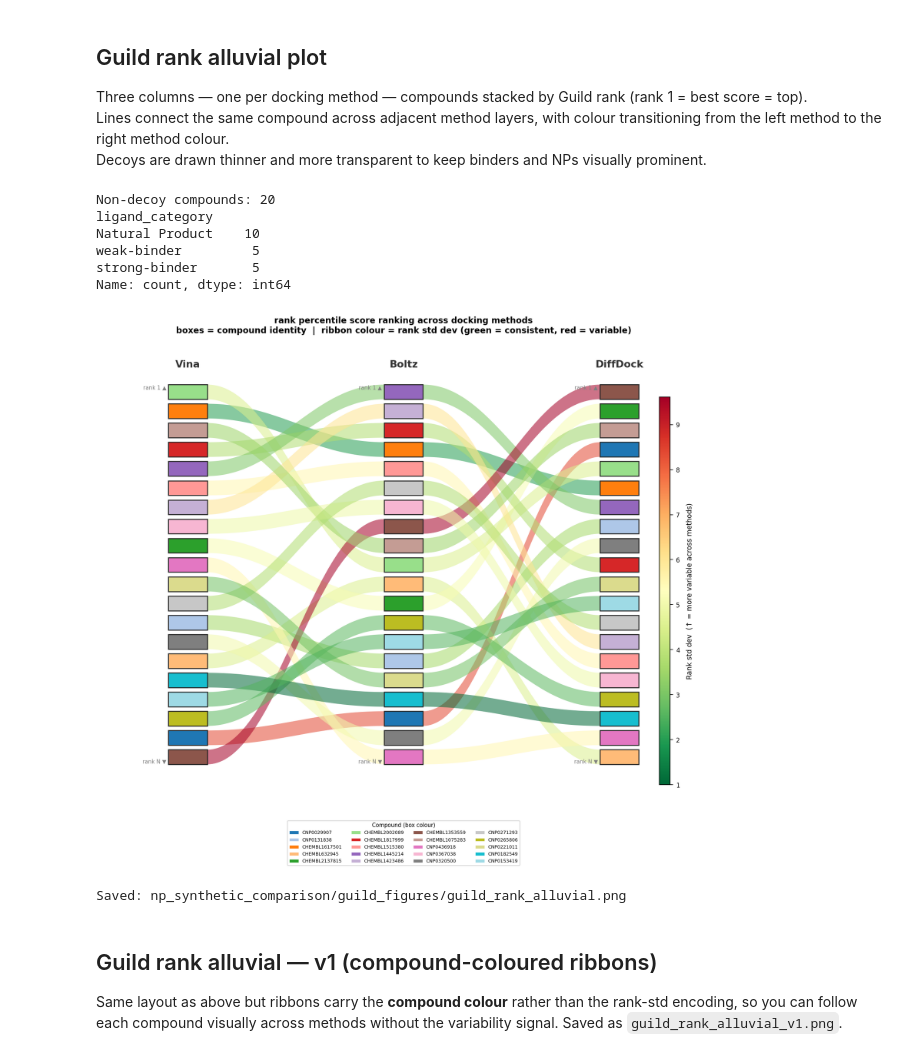
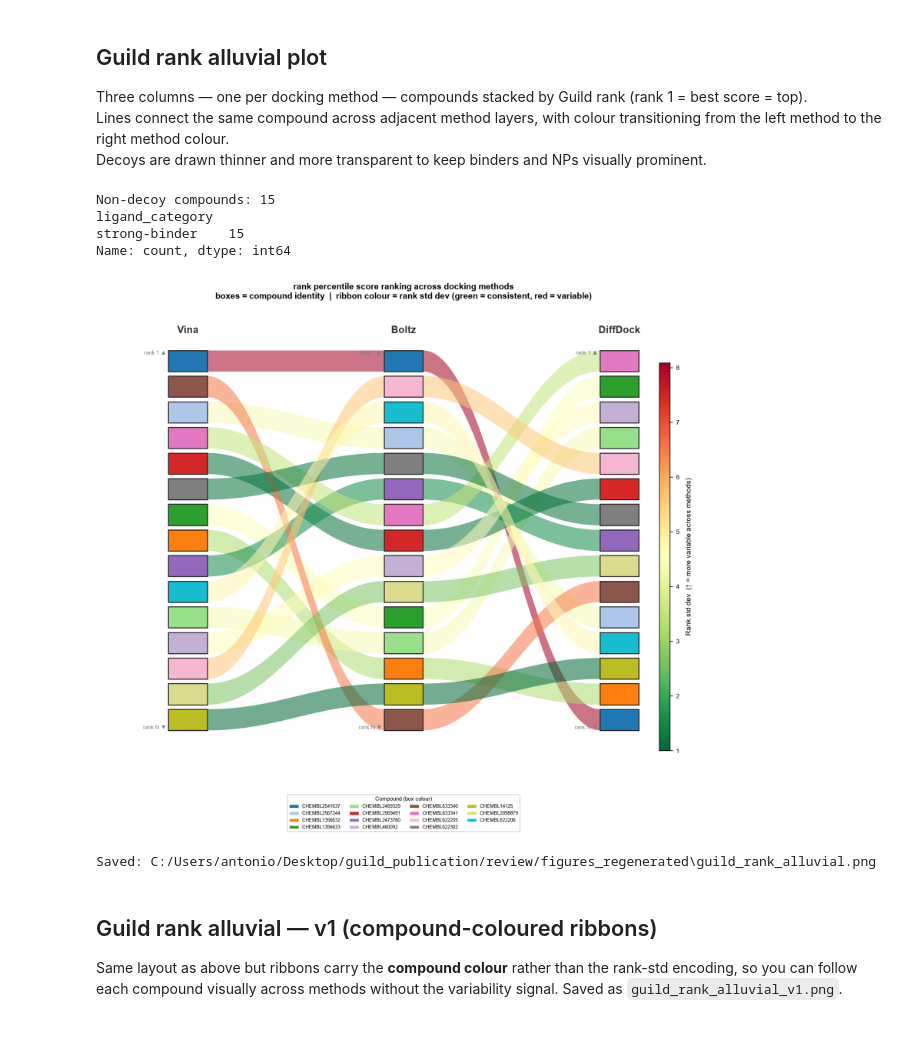
Before and after one commit to enveda/guild, a Jupyter notebook: notebooks/analysis/score_distribution.ipynb, the cells around one changed output. Drawn from its saved outputs; the diff is of its cells as text; code cells hidden in the pictures.

```diff
--- a/notebooks/analysis/score_distribution.ipynb
+++ b/notebooks/analysis/score_distribution.ipynb
@@ -44,7 +49,9 @@ from guild.tools.scores import compute_rank_percentile_scores, is_physical_score
 # notebooks/analysis/reviewer_response/reproduce_response_analyses.py.
 DATA_DIR  = Path(os.environ.get("GUILD_FIGURES_DATA_DIR", "data"))
 DATA_FILE = DATA_DIR / "guild_scores.txt"
-OUT_DIR   = "np_synthetic_comparison/guild_figures"
+# Mirrors DATA_DIR above: override with GUILD_FIGURES_OUT_DIR so a real render can be
+# written somewhere durable instead of this scratch default.
+OUT_DIR   = os.environ.get("GUILD_FIGURES_OUT_DIR", "np_synthetic_comparison/guild_figures")
 os.makedirs(OUT_DIR, exist_ok=True)
 
 df = pd.read_csv(DATA_FILE, sep="\t")
@@ -200,7 +228,7 @@ from kde_helpers import kde_curve, kde_curve_bounded
 from matplotlib.patches import Patch
 
 N_GRID = 300
-COL_TITLES = ["Raw docking score", "Rank percentile"]
+COL_TITLES = ["Raw docking score", "Rank percentile (higher = better)"]
 PANEL_LABELS = ["A)", "B)", "C)", "D)", "E)"]   # one per row (pose source)
 N_ROWS = len(METHOD_SPECS)
 
@@ -255,6 +283,15 @@ for row_idx, spec in enumerate(METHOD_SPECS):
             kde_comp  = kde_curve(non_decoy_vals, x_grid)
             kde_decoy = kde_curve(decoy_vals, x_grid)
         else:
+            # Displayed as 1 - rp, so higher reads as better -- the stored rp_* column
+            # is 0 = best throughout guild (see notebooks/analysis/README.md). Matches
+            # the inversion score_comparison.ipynb applies for Figure 3 and
+            # build_rank_percentile_schematic.py applies for the Supp. Text 3 schematic,
+            # so a reader sees one convention across all three figures, not the
+            # contradiction of a "rank percentile" axis paired with a stored 0 = best
+            # value (the confusion behind the Supp. Text 6 discrepancy).
+            decoy_vals = 1 - decoy_vals
+            non_decoy_vals = 1 - non_decoy_vals
             x_grid = rp_x_grid
             kde_comp  = kde_curve_bounded(non_decoy_vals, x_grid)
             kde_decoy = kde_curve_bounded(decoy_vals, x_grid)
@@ -369,7 +406,7 @@ for row_idx, spec in enumerate(METHOD_SPECS):
             if col_idx == 0:
                 ax.set_xlabel("Raw docking score", labelpad=3)
             else:
-                ax.set_xlabel("Rank percentile", labelpad=3)
+                ax.set_xlabel("Rank percentile (higher = better)", labelpad=3)
         else:
             ax.tick_params(axis="x", labelbottom=False)
             ax.set_xlabel("")
@@ -430,10 +484,16 @@ import matplotlib.colors as mcolors
 import matplotlib.patches as mpatches
 
 # ── Setup ─────────────────────────────────────────────────────────────────────
+# Current-generation rank-percentile column names (rp_*), not the guild_* names this
+# cell used to hardcode -- those never existed in the 3-target rerun (see
+# notebooks/analysis/README.md's naming-generations table), which is why this cell used
+# to fail partway through a top-to-bottom run. Each is that pose source's own
+# rank-percentile column (not the Vina-rescore vote Figure 2 and Step 4 of the schematic
+# use), matching what this alluvial plot originally compared.
 GUILD_COLS = [
-    ("Vina",     "guild_vina_score"),
-    ("Boltz",    "guild_boltz_score"),
-    ("DiffDock", "guild_diffdock_score"),
+    ("Vina",     "rp_vina_score"),
+    ("Boltz",    "rp_boltz_score"),
+    ("DiffDock", "rp_diffdock_score"),
 ]
 N_METHODS   = len(GUILD_COLS)
 X_POSITIONS = np.array([0.0, 1.0, 2.0])
@@ -561,39 +621,37 @@ cbar_ax = fig.add_axes([0.92, 0.15, 0.018, 0.70])
 cbar    = fig.colorbar(sm, cax=cbar_ax)
 cbar.set_label("Rank std dev  (↑ = more variable across methods)", fontsize=9, labelpad=8)
 cbar.ax.tick_params(labelsize=8)
 
 # ── Compound legend ───────────────────────────────────────────────────────────
 handles = [
     mpatches.Patch(facecolor=compound_colors[row["ligand_id"]],
                    edgecolor="white", linewidth=0.3,
                    label=row["ligand_id"])
     for _, row in non_decoy.iterrows()
 ]
 ax.legend(
     handles=handles, title="Compound (box colour)", fontsize=6, title_fontsize=7,
     loc="lower center", ncol=4, frameon=True,
     bbox_to_anchor=(0.5, -0.18),
 )
 
 ax.set_title(
     "rank percentile score ranking across docking methods\n"
     "boxes = compound identity  |  ribbon colour = rank std dev (green = consistent, red = variable)",
     fontsize=11, fontweight="bold", pad=8,
 )
 
 out = os.path.join(OUT_DIR, "guild_rank_alluvial.png")
 fig.savefig(out, dpi=600, bbox_inches="tight")
 plt.show()
 print(f"Saved: {out}")
 # %% [output]
-Non-decoy compounds: 20
+Non-decoy compounds: 15
 ligand_category
-Natural Product    10
-weak-binder         5
-strong-binder       5
+strong-binder    15
 Name: count, dtype: int64
-[figure, old version]
+[figure, new version]
-Saved: np_synthetic_comparison/guild_figures/guild_rank_alluvial.png
+Saved: C:/Users/antonio/Desktop/guild_publication/review/figures_regenerated\guild_rank_alluvial.png
 # %% [markdown]
 ## Guild rank alluvial — v1 (compound-coloured ribbons)
 
```
Also changed, not shown: parts of 5 cells of this notebook, 3 other files.
